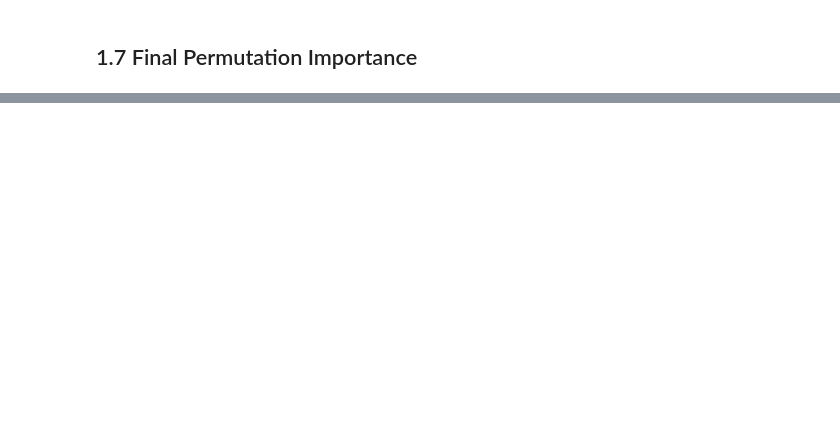
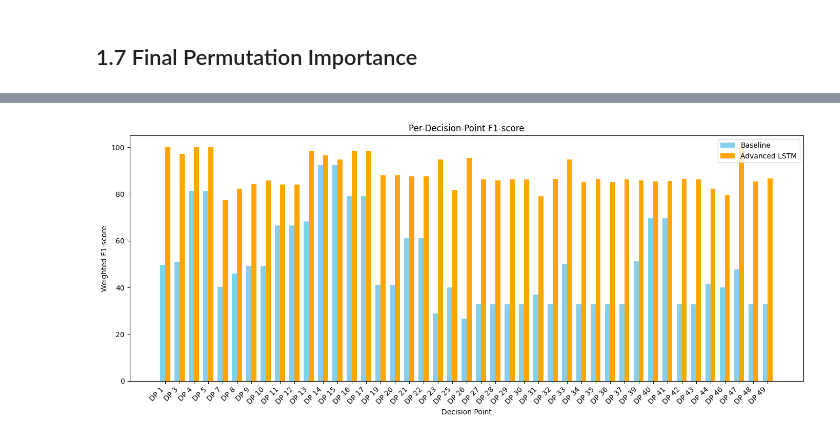
Before and after one commit to ohmayerma/next_activity_prediction, a Jupyter notebook: notebooks/20_train_advanced.ipynb, the cells around one changed output, grey strips where cells are left out. Drawn from its saved outputs; the diff is of its cells as text; code cells hidden in the pictures; blank space fills up the shorter version.

```diff
--- a/notebooks/20_train_advanced.ipynb
+++ b/notebooks/20_train_advanced.ipynb
@@ -651,0 +731,34 @@ Relative Improvement:          114.29%
+# %%
+# Combine metrics
+dp_metrics = pd.DataFrame({
+    "baseline_f1": dp_metrics_baseline["f1_score"],
+    "lstm_f1": dp_metrics_lstm["f1_score"]
+})
+
+# Extract numeric part for sorting
+def extract_dp_number(dp_name):
+    match = re.search(r'\d+', dp_name)
+    return int(match.group()) if match else float('inf')
+
+dp_metrics["dp_number"] = dp_metrics.index.map(extract_dp_number)
+dp_metrics = dp_metrics.sort_values("dp_number")
+
+# Plot
+x = np.arange(len(dp_metrics))
+width = 0.35
+
+fig, ax = plt.subplots(figsize=(14, 6))
+bars1 = ax.bar(x - width/2, dp_metrics["baseline_f1"], width, label="Baseline", color="skyblue")
+bars2 = ax.bar(x + width/2, dp_metrics["lstm_f1"], width, label="Advanced LSTM", color="orange")
+
+ax.set_xlabel("Decision Point")
+ax.set_ylabel("Weighted F1-score")
+ax.set_title("Per-Decision-Point F1-score")
+ax.set_xticks(x)
+ax.set_xticklabels(dp_metrics.index, rotation=45, ha="right")
+ax.legend()
+
+plt.tight_layout()
+plt.show()
+# %% [output]
+[figure, added]
```
Also changed, not shown: parts of 18 cells of this notebook.
